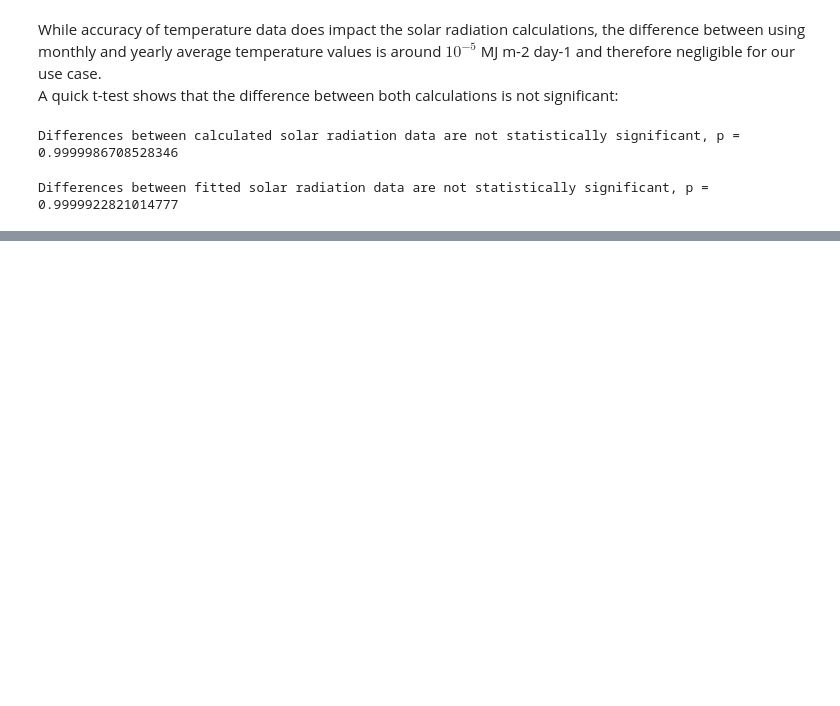
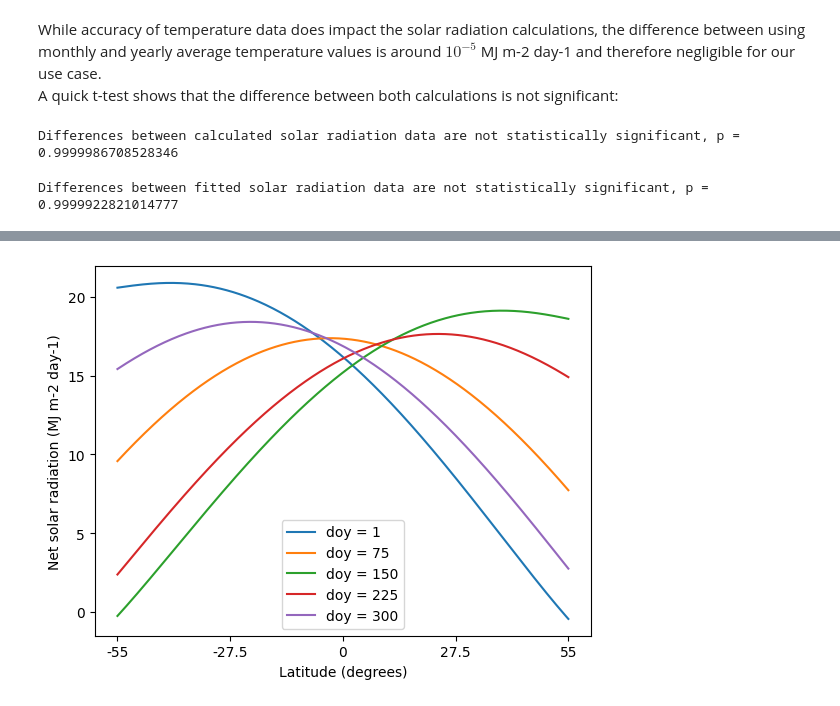
Before and after one commit to pymanga/sensitivity, a Jupyter notebook: ResourceLib/AboveGround/SolarRadiation/radiation_sensitivity.ipynb, the cells around one changed output, grey strips where cells are left out. Saved outputs shown, nothing was run; the diff lists cells and outputs as text; code cells hidden in the pictures; blank space fills up the shorter version.

Commit message:
[SolarRadiation] content added

```diff
--- a/ResourceLib/AboveGround/SolarRadiation/radiation_sensitivity.ipynb
+++ b/ResourceLib/AboveGround/SolarRadiation/radiation_sensitivity.ipynb
@@ -170,3 +115,18 @@ solar_radiation_yearlyfit = sine_function(doy365, *popt_yearly)
+# %%
+# repeat calculations using yearly mean temperatures
+tmin_year = np.mean(tmin)
+tmax_year = np.mean(tmax)
+solar_radiation_yearly = []
+for doy in doy15:
+    results = calculateSolarRadiation(doy,lat,tmin,tmax)
+    # save dailyNetRad to list
+    solar_radiation_yearly.append(results)
+
+# fit the curve to the solar radiation data and extract the curve parameters
+popt_yearly, pcov_yearly = curve_fit(sine_function, doy15, solar_radiation_yearly)
+
+# extrapolate radiation over a year
+solar_radiation_yearlyfit = sine_function(doy365, *popt_yearly)
 # %%
 # comparing monthly and yearly solar radiation
 fig, (ax1, ax2) = plt.subplots(1,2)
@@ -210,0 +176,26 @@ Since we are assuming clear sky radiation, noise is assumed to only reduce solar
+# %%
+# latitude as bifurcation parameter
+doy_range = np.linspace(1, 300, 5)
+lat_range = np.linspace(-0.9599, 0.9599, 500)
+
+lat_results = np.zeros((len(lat_range), len(doy_range)))
+
+i = 0
+j = 0
+for lat in lat_range:
+    j = 0
+    for doy in doy_range:
+        lat_results[i,j] = calculateSolarRadiation(doy,lat,tmin,tmax)
+        j += 1
+    i += 1
+
+for id, doy in enumerate(doy_range):
+    plt.plot(lat_range, lat_results[:,id], label='doy = ' + str(int(doy)))
+# plt.plot(lat_range, lat_results)
+plt.xlabel('Latitude (degrees)')
+plt.ylabel('Net solar radiation (MJ m-2 day-1)')
+plt.legend()
+plt.xticks([-0.9599, -0.4799, 0, 0.4799, 0.9599], ['-55', '-27.5', '0', '27.5', '55'])
+plt.show()
+# %% [output]
+[figure, added]
```
Also changed, not shown: parts of 14 cells of this notebook.
